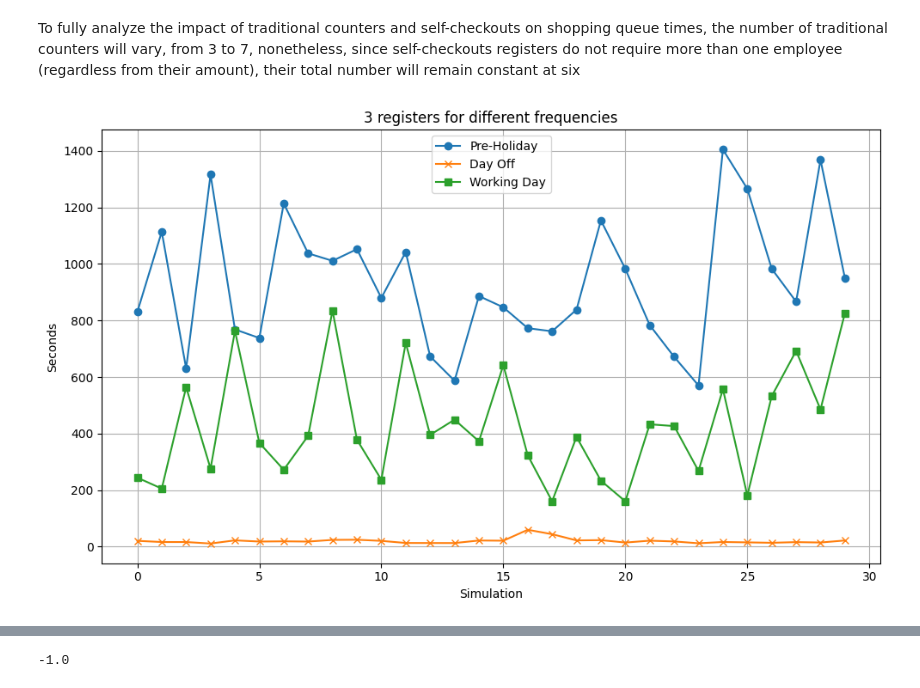
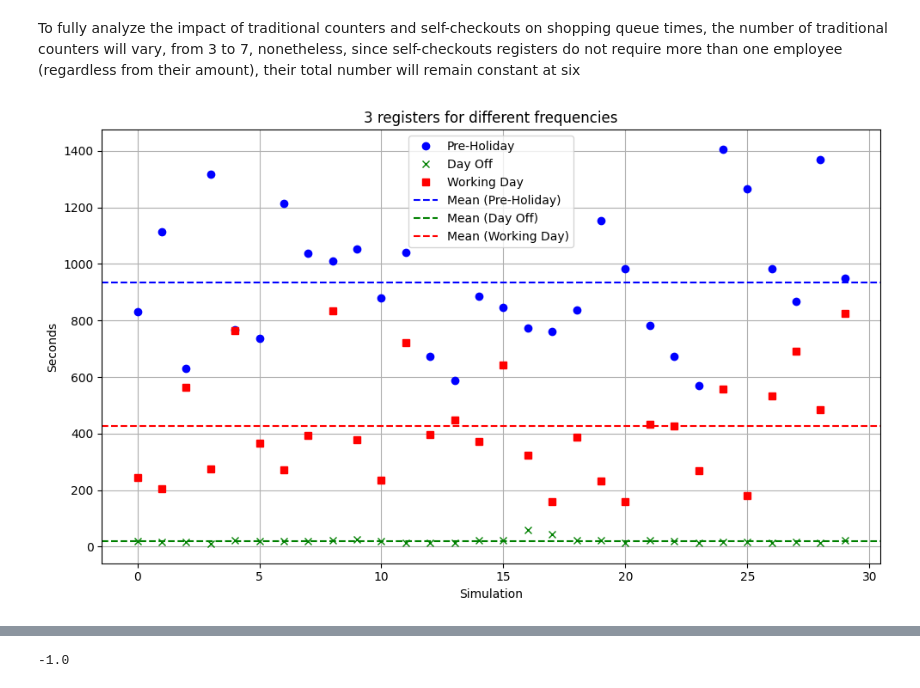
Before and after one commit to Micz26/Symulacja, a Jupyter notebook: notebook.ipynb, the cells around one changed output, grey strips where cells are left out. Cells and saved outputs as stored; diff of their text form; code cells hidden in the pictures.

```diff
--- a/notebook.ipynb
+++ b/notebook.ipynb
@@ -89,20 +90,24 @@ for i in range(30):
 # %%
 x = range(len(pre_holiday_3))
 
 plt.figure(figsize=(10, 6))
 
-plt.plot(x, pre_holiday_3, label='Pre-Holiday', marker='o')
-plt.plot(x, day_off_3, label='Day Off', marker='x')
-plt.plot(x, working_day_3, label='Working Day', marker='s')
+plt.plot(x, pre_holiday_3, label='Pre-Holiday', marker='o', linestyle='', color='blue')
+plt.plot(x, day_off_3, label='Day Off', marker='x', linestyle='', color='green')
+plt.plot(x, working_day_3, label='Working Day', marker='s', linestyle='', color='red')
+
+plt.axhline(np.mean(pre_holiday_3), color='blue', linestyle='--', label='Mean (Pre-Holiday)')
+plt.axhline(np.mean(day_off_3), color='green', linestyle='--', label='Mean (Day Off)')
+plt.axhline(np.mean(working_day_3), color='red', linestyle='--', label='Mean (Working Day)')
 
 plt.xlabel('Simulation')
 plt.ylabel('Seconds')
 plt.title('3 registers for different frequencies')
 plt.legend()
 
 plt.grid(True)
 plt.tight_layout()
 
 plt.show()
 # %% [output]
-[figure, old version]
+[figure, new version]
```
Also changed, not shown: parts of 21 cells of this notebook.
